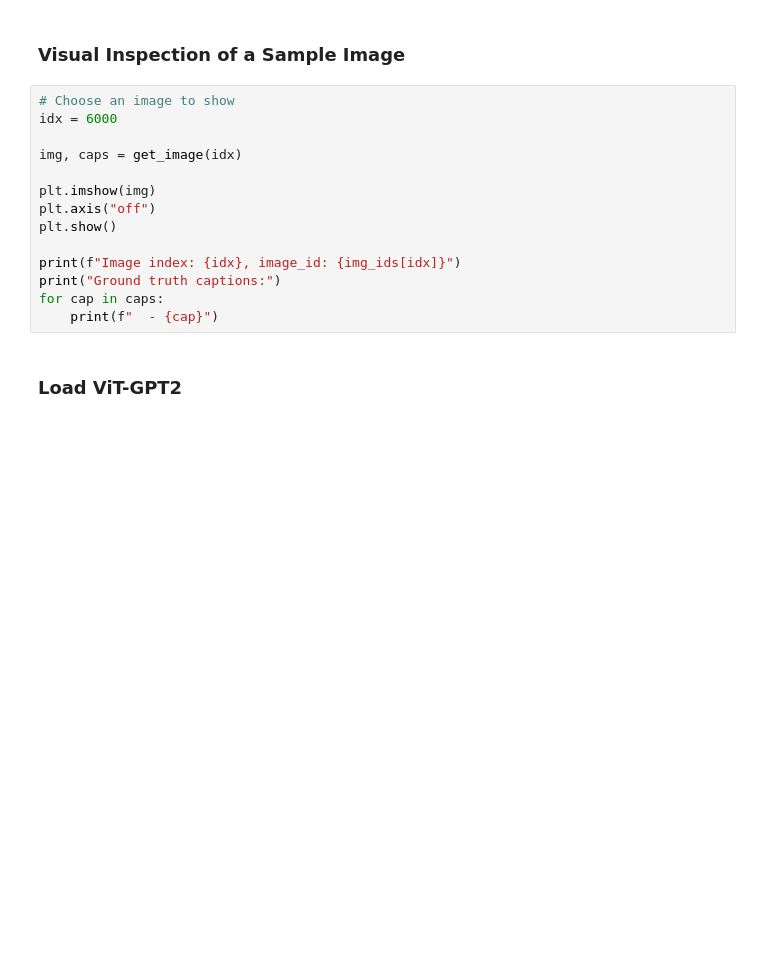
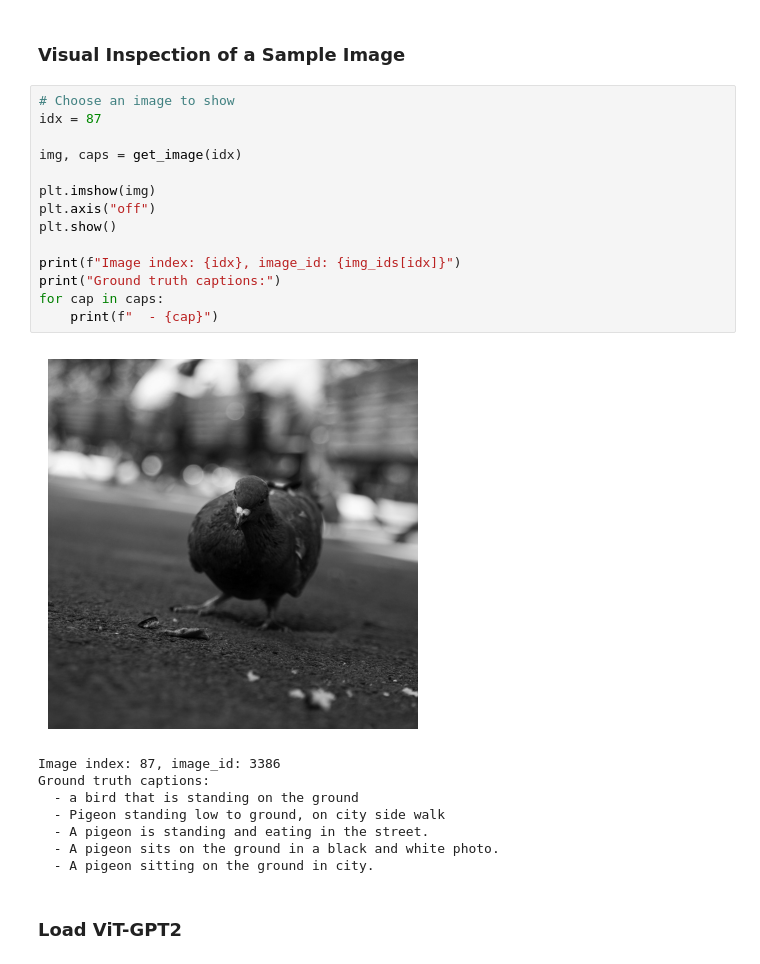
Before and after one commit to seue24/Advanced-Machine-Learning-for-Natural-Language-Processing, a Jupyter notebook: Yoshi_Notebook.ipynb, the cells around one changed output. Cells and saved outputs as stored; diff of their text form; blank space fills up the shorter version.

```diff
--- a/Yoshi_Notebook.ipynb
+++ b/Yoshi_Notebook.ipynb
@@ -85,18 +91,27 @@ def get_image(idx):
 ### Visual Inspection of a Sample Image
 # %%
 # Choose an image to show
-idx = 6000
+idx = 87
 
 img, caps = get_image(idx)
 
 plt.imshow(img)
 plt.axis("off")
 plt.show()
 
 print(f"Image index: {idx}, image_id: {img_ids[idx]}")
 print("Ground truth captions:")
 for cap in caps:
     print(f"  - {cap}")
+# %% [output]
+[figure, added]
+Image index: 87, image_id: 3386
+Ground truth captions:
+  - a bird that is standing on the ground
+  - Pigeon standing low to ground, on city side walk
+  - A pigeon is standing and eating in the street.
+  - A pigeon sits on the ground in a black and white photo.
+  - A pigeon sitting on the ground in city.
 # %% [markdown]
 ### Load ViT-GPT2
 # %%
```
Also changed, not shown: parts of 10 cells of this notebook.
